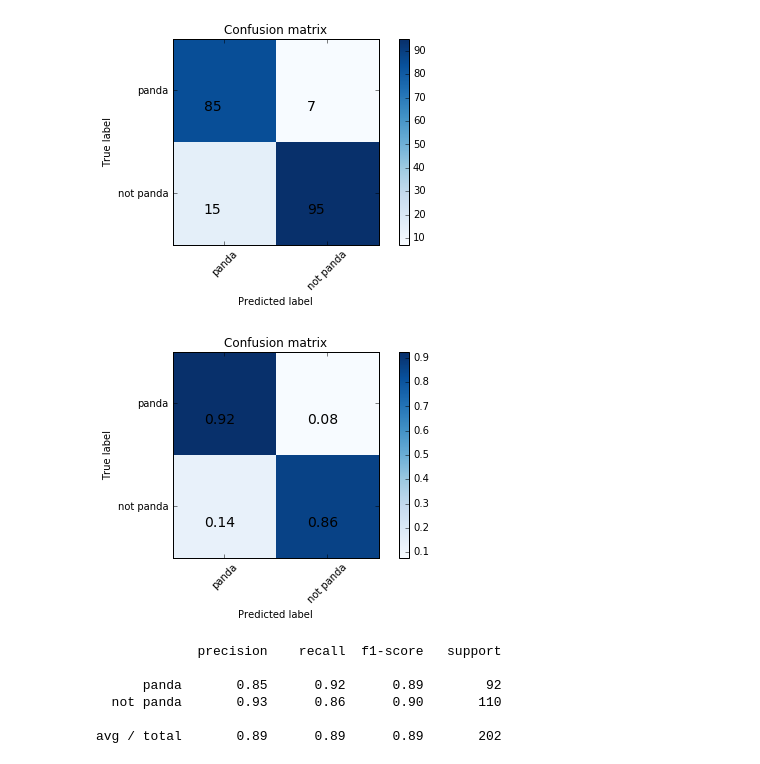
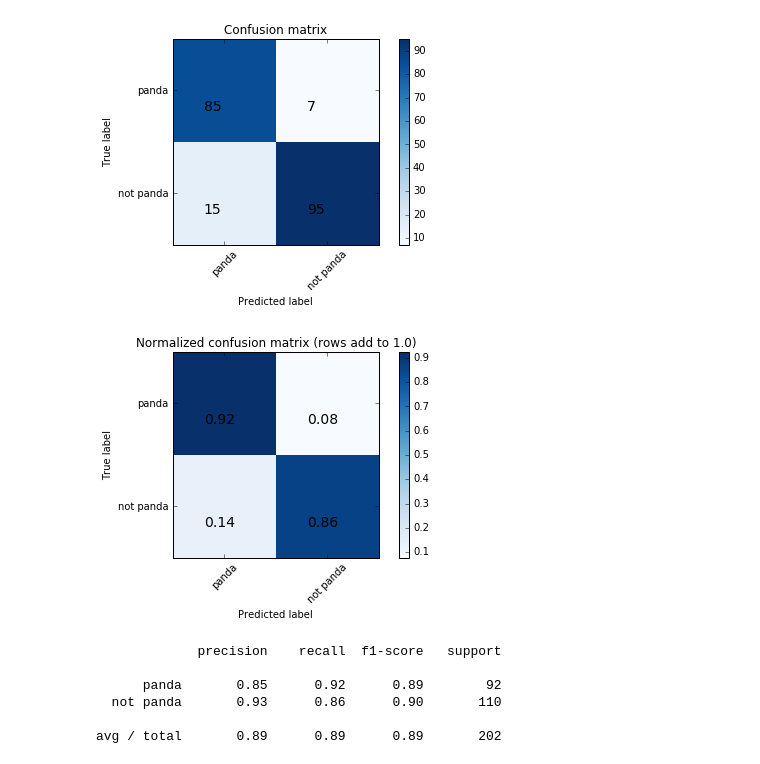
Before and after one commit to IanLondon/general_img_classifier, a Jupyter notebook: explore_classifiers.ipynb, the cells around one changed output. Cells and saved outputs as stored; diff of their text form; code cells hidden in the pictures.

```diff
--- a/explore_classifiers.ipynb
+++ b/explore_classifiers.ipynb
@@ -88,9 +88,9 @@ plot_confusion_matrix(cm)
 [figure]
 # %%
 # rows add up to 1.0
-plot_confusion_matrix(cm_normalized)
+plot_confusion_matrix(cm_normalized, title='Normalized confusion matrix (rows add to 1.0)')
 # %% [output]
-[figure, old version]
+[figure, new version]
 # %%
 print metrics.classification_report(y_test, y_pred, labels=target_labels, target_names=target_names)
 # %% [output]
```
Also changed, not shown: parts of 2 cells of this notebook.
